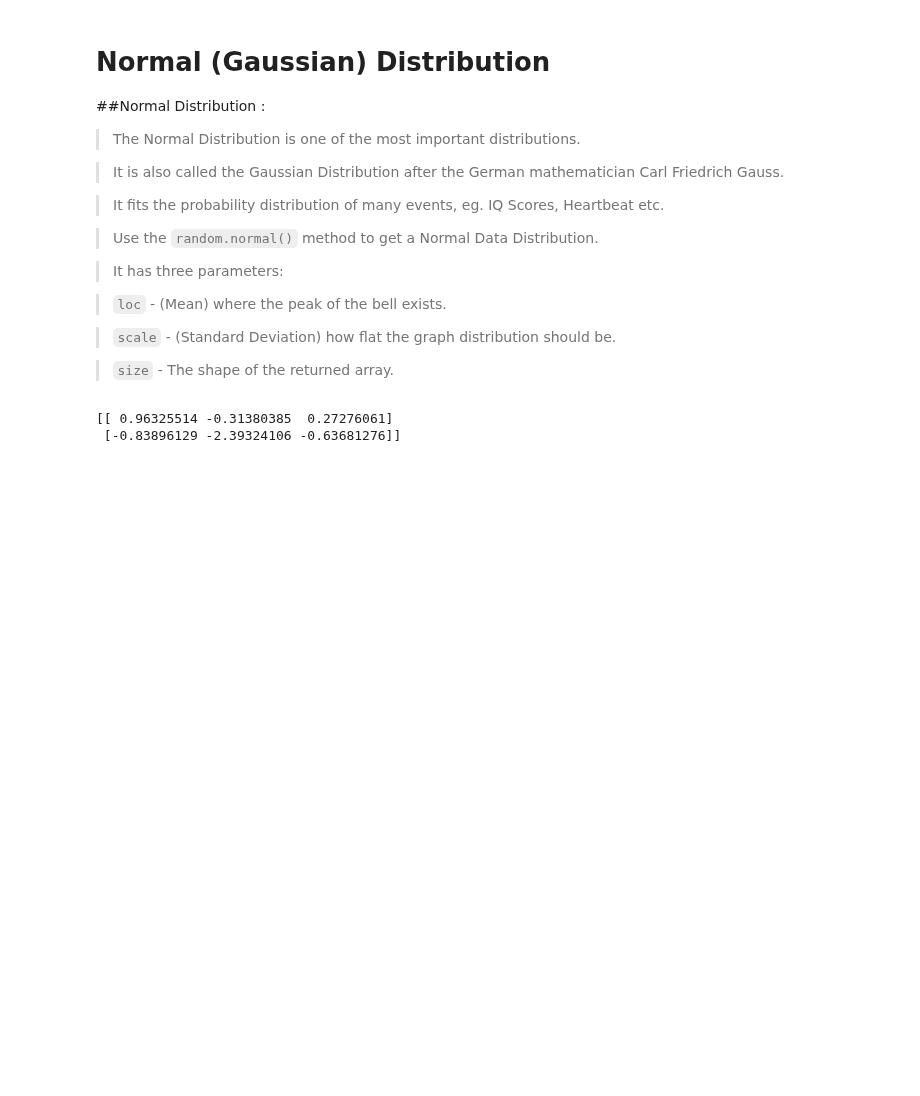
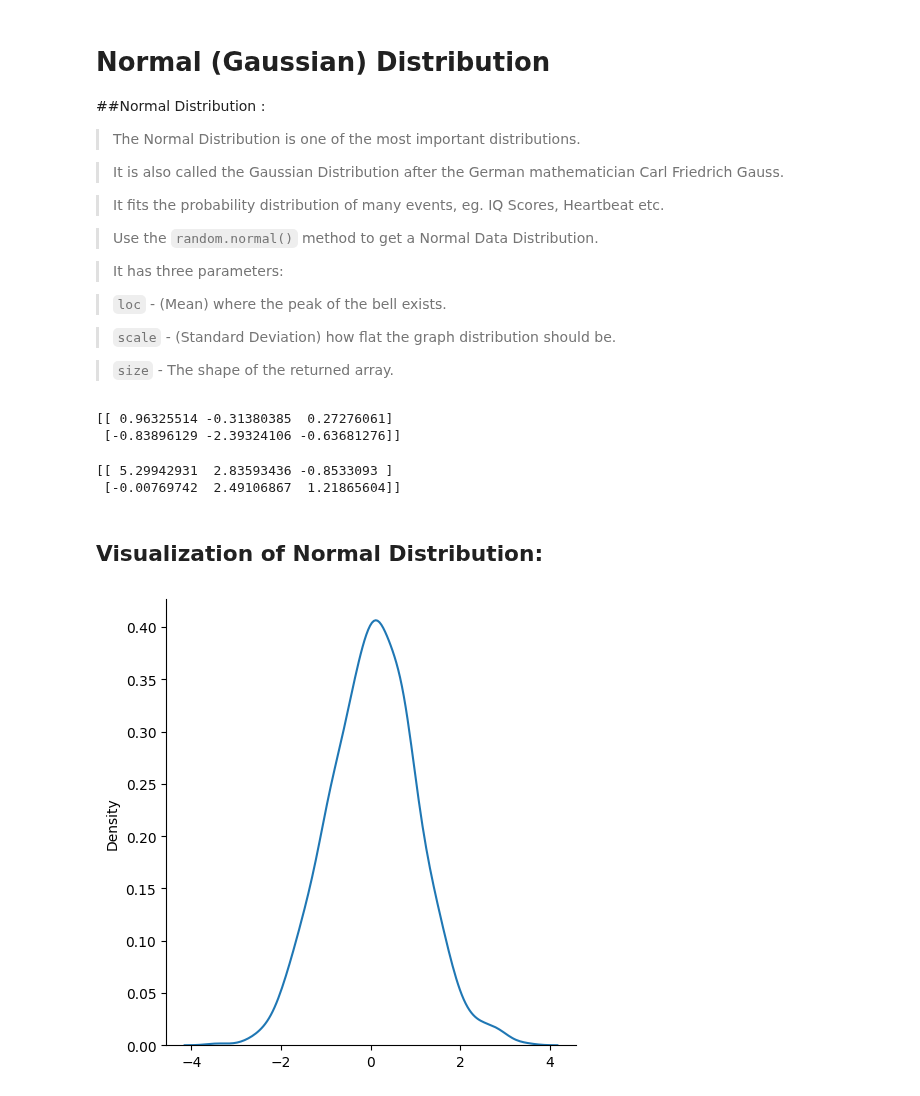
Before and after one commit to mahursh/NotesOnML, a Jupyter notebook: NumPy/NumPy_Learning.ipynb, the cells around one changed output. Saved outputs shown, nothing was run; the diff lists cells and outputs as text; code cells hidden in the pictures; blank space fills up the shorter version.

```diff
--- a/NumPy/NumPy_Learning.ipynb
+++ b/NumPy/NumPy_Learning.ipynb
@@ -2350,3 +2350,25 @@ print(x)
 # %% [output]
 [[ 0.96325514 -0.31380385  0.27276061]
  [-0.83896129 -2.39324106 -0.63681276]]
+# %%
+# Generate a random normal distribution of size 2x3 with mean at 1 and standard deviation of 2:
+from numpy import random
+
+x = random.normal(loc=1, scale=2, size=(2, 3))
+
+print(x)
+# %% [output]
+[[ 5.29942931  2.83593436 -0.8533093 ]
+ [-0.00769742  2.49106867  1.21865604]]
+# %% [markdown]
+## Visualization of Normal Distribution:
+# %%
+from numpy import random
+import matplotlib.pyplot as plt
+import seaborn as sns
+
+sns.displot(random.normal(size=1000), kind="kde")
+
+plt.show()
+# %% [output]
+[figure, added]
```
